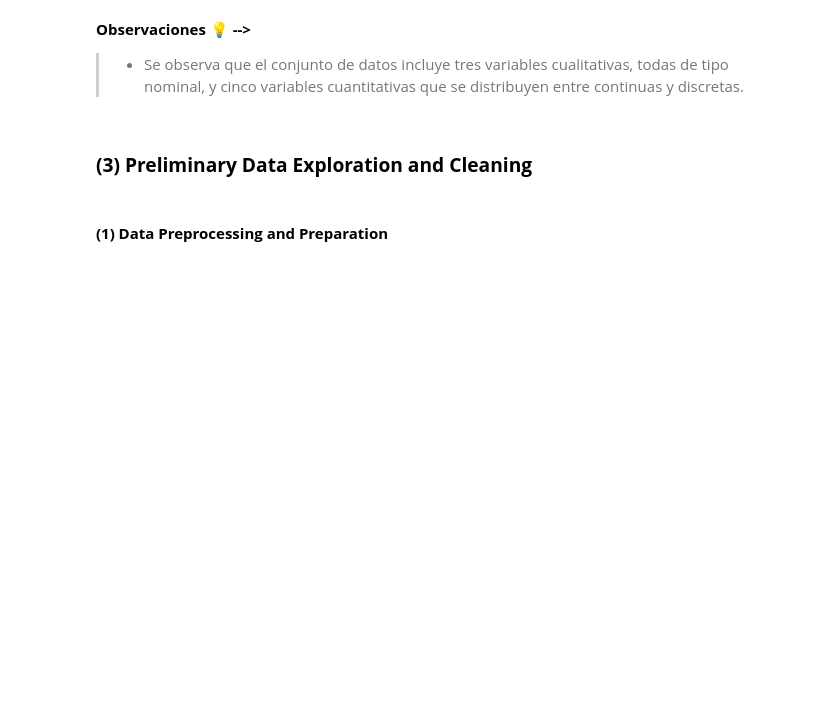
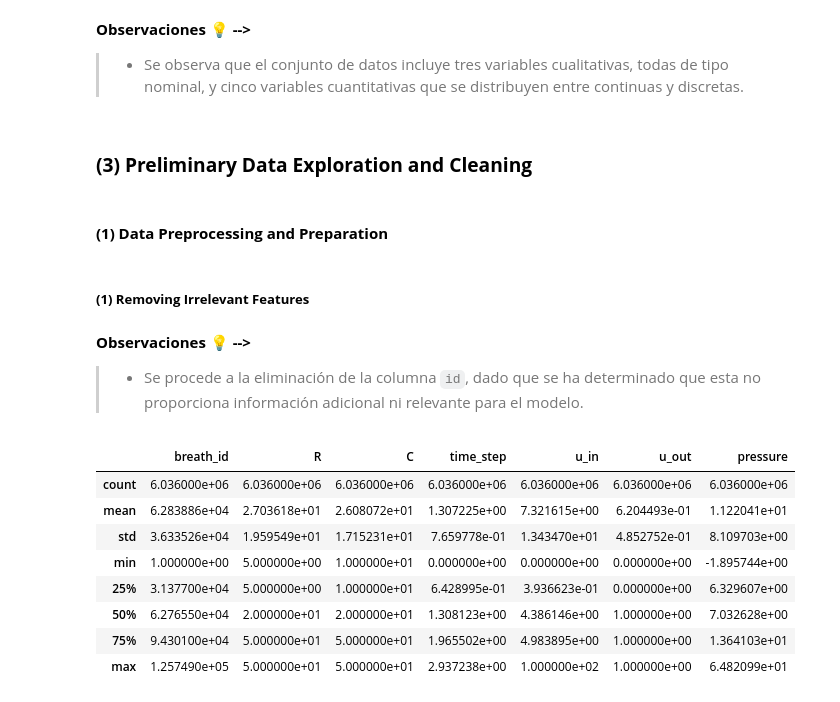
Before and after one commit to Andrea-gt/pressure-prediction, a Jupyter notebook: pressure_prediction.ipynb, the cells around one changed output. Drawn from its saved outputs; the diff is of its cells as text; code cells hidden in the pictures; blank space fills up the shorter version.

```diff
--- a/pressure_prediction.ipynb
+++ b/pressure_prediction.ipynb
@@ -225,3 +221,26 @@ Aquí tienes una lista explicando las columnas del conjunto de datos de manera s
 ### **(3) Preliminary Data Exploration and Cleaning**
 # %% [markdown]
 #### **(1) Data Preprocessing and Preparation**
+# %% [markdown]
+##### **(1) Removing Irrelevant Features**
+# %%
+# Drop the 'id' column from the DataFrame 'df'
+# The 'inplace=True' parameter means the operation will modify the original DataFrame directly
+df.drop(columns=['id'], inplace=True)
+# %% [markdown]
+**Observaciones 💡 -->**
+> - Se procede a la eliminación de la columna `id`, dado que se ha determinado que esta no proporciona información adicional ni relevante para el modelo.
+# %%
+# Generate basic descriptive statistics for the features in the training DataFrame
+# Display the styled DataFrame with basic statistics
+df.describe()
+# %% [output]
+|  | breath_id | R | C | time_step | u_in | u_out | pressure |
+| count | 6.036000e+06 | 6.036000e+06 | 6.036000e+06 | 6.036000e+06 | 6.036000e+06 | 6.036000e+06 | 6.036000e+06 |
+| mean | 6.283886e+04 | 2.703618e+01 | 2.608072e+01 | 1.307225e+00 | 7.321615e+00 | 6.204493e-01 | 1.122041e+01 |
+| std | 3.633526e+04 | 1.959549e+01 | 1.715231e+01 | 7.659778e-01 | 1.343470e+01 | 4.852752e-01 | 8.109703e+00 |
+| min | 1.000000e+00 | 5.000000e+00 | 1.000000e+01 | 0.000000e+00 | 0.000000e+00 | 0.000000e+00 | -1.895744e+00 |
+| 25% | 3.137700e+04 | 5.000000e+00 | 1.000000e+01 | 6.428995e-01 | 3.936623e-01 | 0.000000e+00 | 6.329607e+00 |
+| 50% | 6.276550e+04 | 2.000000e+01 | 2.000000e+01 | 1.308123e+00 | 4.386146e+00 | 1.000000e+00 | 7.032628e+00 |
+| 75% | 9.430100e+04 | 5.000000e+01 | 5.000000e+01 | 1.965502e+00 | 4.983895e+00 | 1.000000e+00 | 1.364103e+01 |
+| max | 1.257490e+05 | 5.000000e+01 | 5.000000e+01 | 2.937238e+00 | 1.000000e+02 | 1.000000e+00 | 6.482099e+01 |
```
Also changed, not shown: parts of 9 cells of this notebook.
